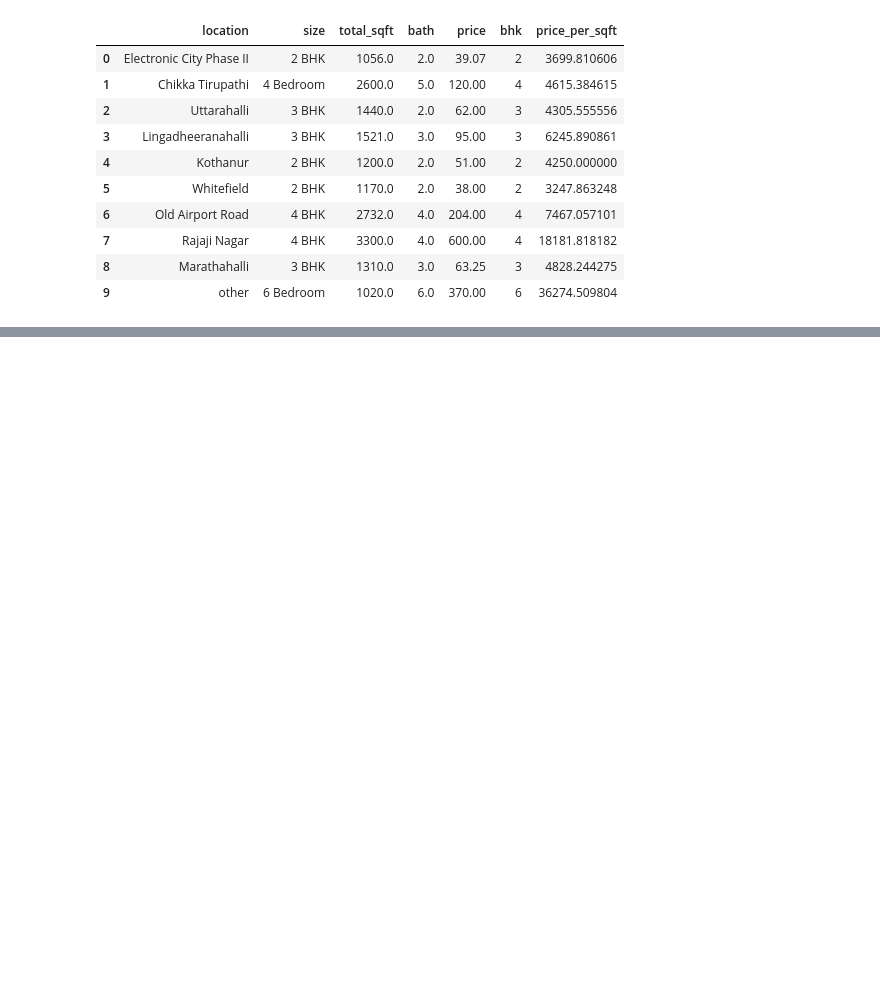
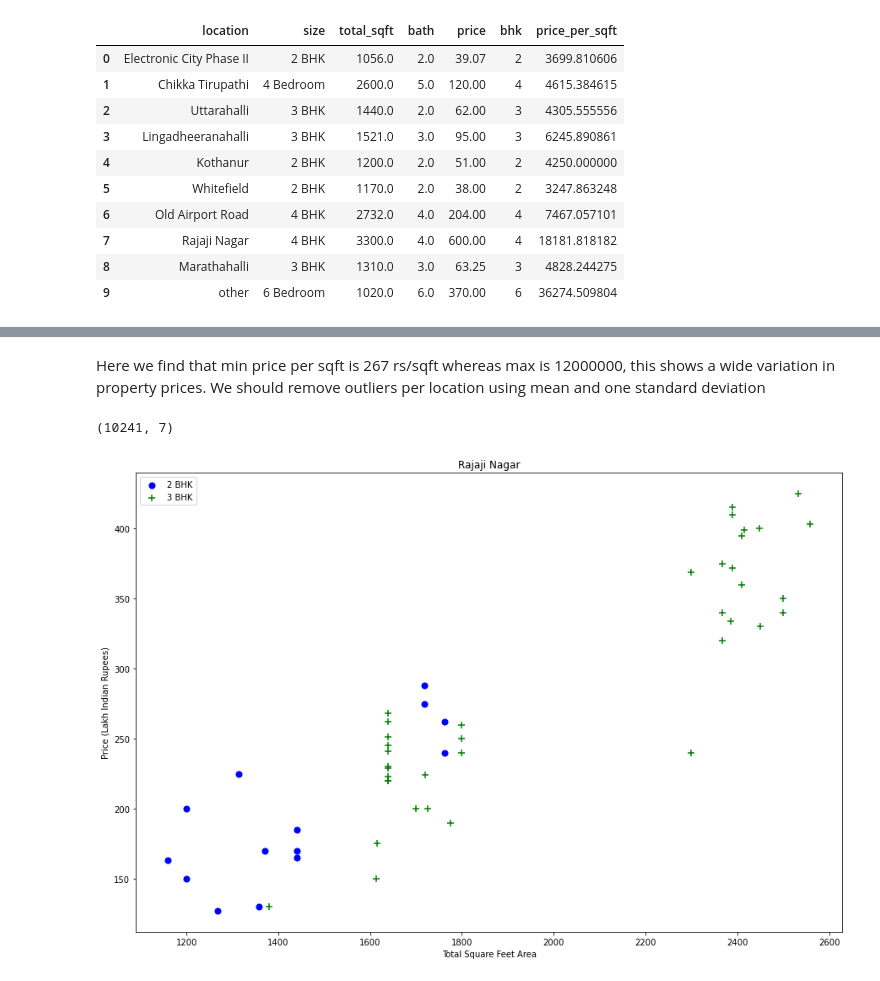
Before and after one commit to shubheshswain91/Data_Science_projects, a Jupyter notebook: bangalore_real_estate_house_prediction.ipynb, the cells around one changed output, grey strips where cells are left out. Drawn from its saved outputs; the diff is of its cells as text; code cells hidden in the pictures; blank space fills up the shorter version.

```diff
--- a/bangalore_real_estate_house_prediction.ipynb
+++ b/bangalore_real_estate_house_prediction.ipynb
@@ -273,0 +294,3 @@ df4.head(10)
+# %%
+df5 = df4[~(df4.total_sqft/df4.bhk<300)]
+df4.shape
@@ -273,0 +313,30 @@ df4.head(10)
+# %% [markdown]
+ Here we find that min price per sqft is 267 rs/sqft whereas max is 12000000, this shows a wide variation in property prices. We should remove outliers per location using mean and one standard deviation
+# %%
+def remove_pps_outliers(df):
+    df_out = pd.DataFrame()
+    for key, subdf in df.groupby('location'):
+        m = np.mean(subdf.price_per_sqft)
+        st = np.std(subdf.price_per_sqft)
+        reduced_df = subdf[(subdf.price_per_sqft>(m-st)) & (subdf.price_per_sqft<=(m+st))]
+        df_out = pd.concat([df_out,reduced_df],ignore_index=True)
+    return df_out
+df6 = remove_pps_outliers(df5)
+df6.shape
+# %% [output]
+(10241, 7)
+# %%
+def plot_scatter_chart(df,location):
+    bhk2 = df[(df.location==location) & (df.bhk==2)]
+    bhk3 = df[(df.location==location) & (df.bhk==3)]
+    matplotlib.rcParams['figure.figsize'] = (15,10)
+    plt.scatter(bhk2.total_sqft,bhk2.price,color='blue',label='2 BHK', s=50)
+    plt.scatter(bhk3.total_sqft,bhk3.price,marker='+', color='green',label='3 BHK', s=50)
+    plt.xlabel("Total Square Feet Area")
+    plt.ylabel("Price (Lakh Indian Rupees)")
+    plt.title(location)
+    plt.legend()
+
+plot_scatter_chart(df6,"Rajaji Nagar")
+# %% [output]
+[figure, added]
```
Also changed, not shown: parts of 19 cells of this notebook.
